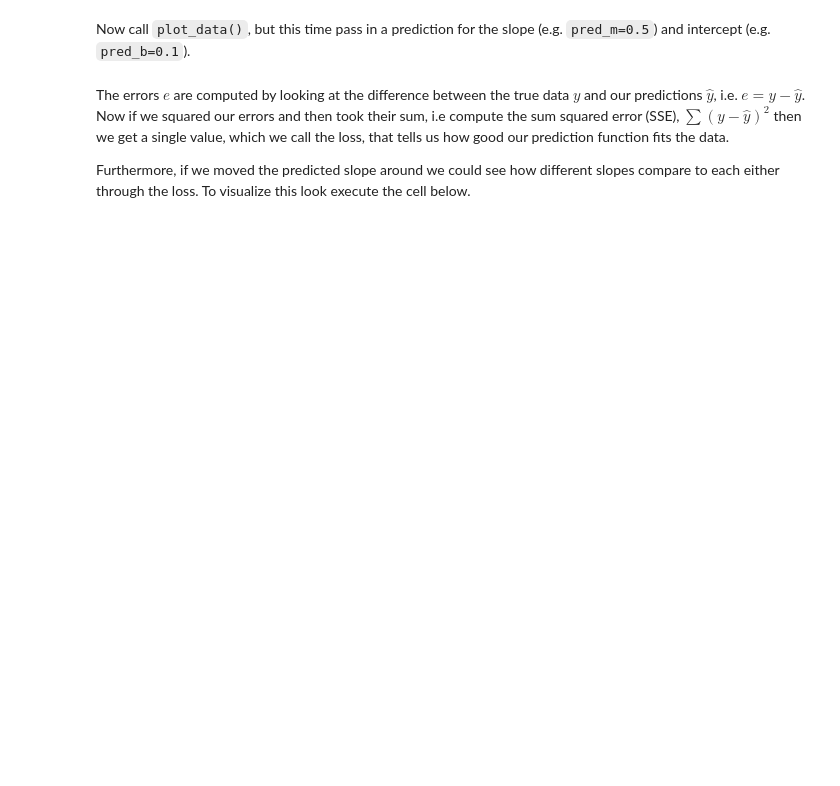
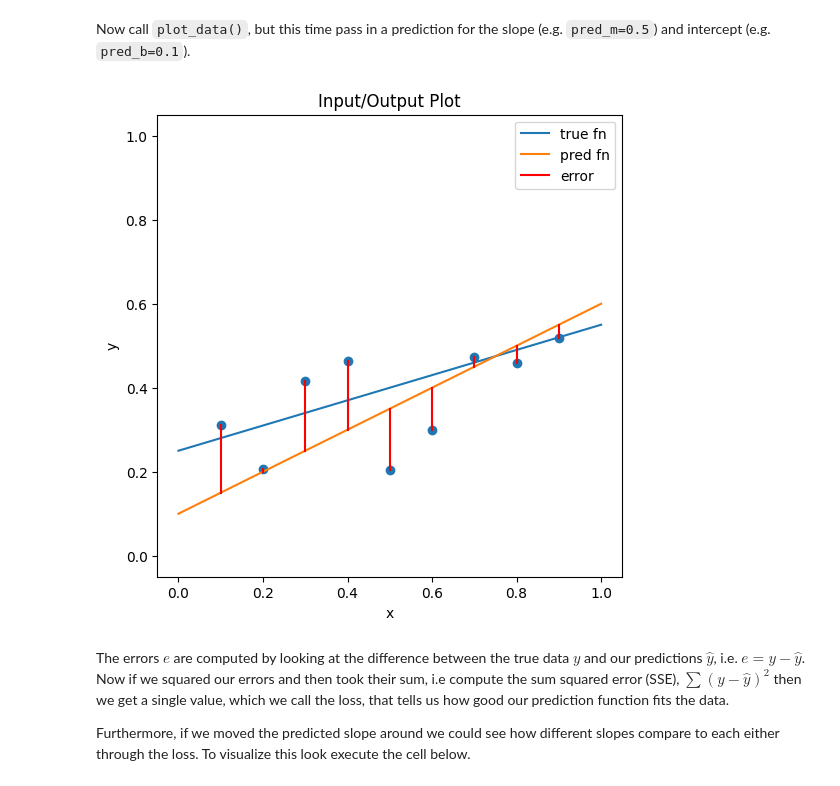
Before and after one commit to ldsbalu/Balu-Portfolio, a Jupyter notebook: lab1_pytorch_intro.ipynb, the cells around one changed output. Drawn from its saved outputs; the diff is of its cells as text; code cells hidden in the pictures; blank space fills up the shorter version.

```diff
--- a/lab1_pytorch_intro.ipynb
+++ b/lab1_pytorch_intro.ipynb
@@ -1050,6 +1087,10 @@ Now that we have generated our data, call `plot_data()` so we can see what it lo
 # %% [markdown]
 Now call `plot_data()`, but this time pass in a prediction for the slope (e.g.
 `pred_m=0.5`) and intercept (e.g. `pred_b=0.1`).
+# %%
+plot_data(pred_m=0.5,pred_b=0.1)
+# %% [output]
+[figure, added]
 # %% [markdown]
 The errors $e$ are computed by looking at the difference between the true data $y$ and our predictions $\hat{y}$, i.e. $e = y - \hat{y}$.
 Now if we squared our errors and then took their sum, i.e compute the sum squared error (SSE), $\sum (y - \hat{y})^2$ then we get a single value, which we call the loss, that tells us how good our prediction function fits the data.
```
Also changed, not shown: parts of 16 cells of this notebook.
